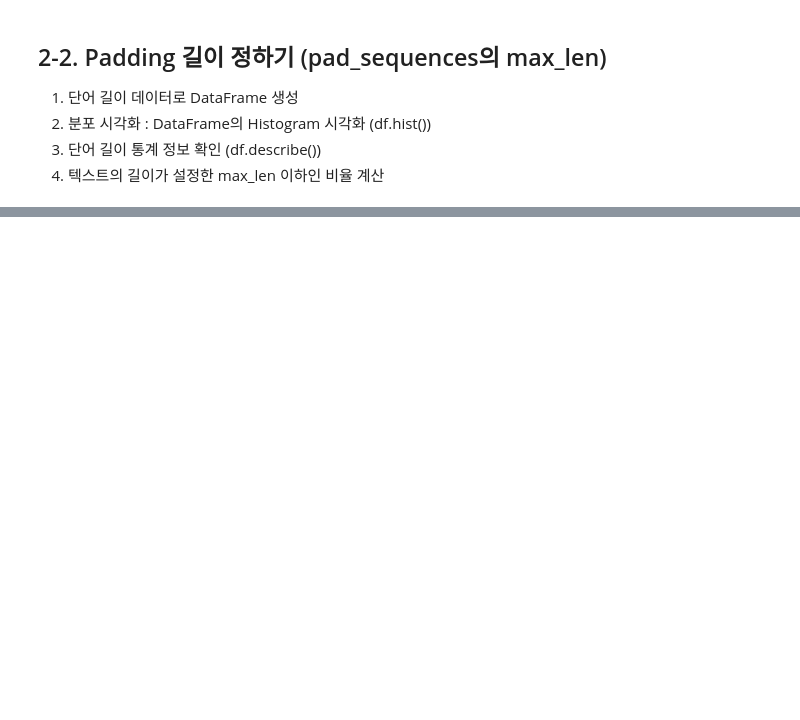
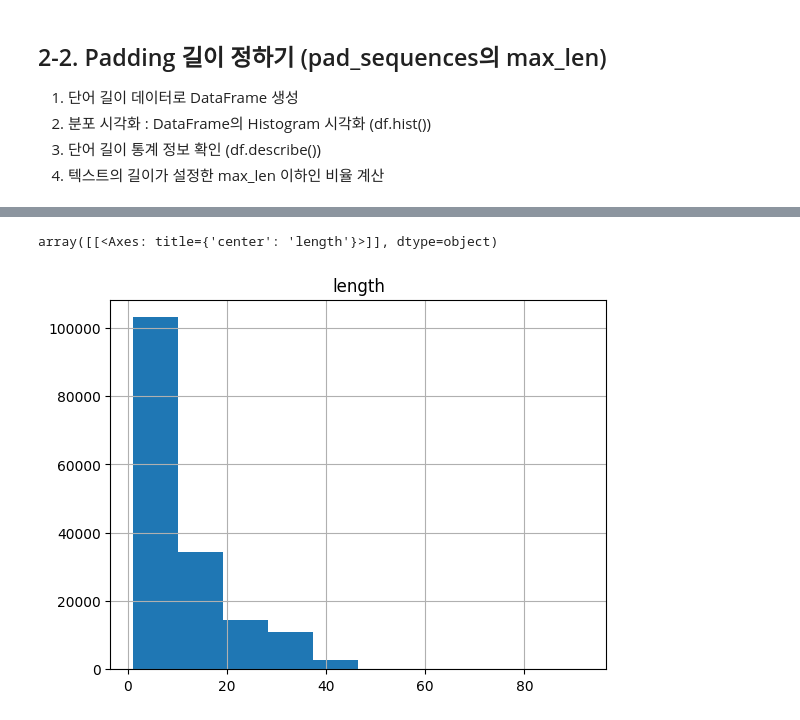
Before and after one commit to kms3356/TextMining26, a Jupyter notebook: 텍스트데이터분석_12_케라스텍스트전처리_실습.ipynb, the cells around one changed output, grey strips where cells are left out. Cells and saved outputs as stored; diff of their text form; code cells hidden in the pictures; blank space fills up the shorter version.

```diff
--- a/텍스트데이터분석_12_케라스텍스트전처리_실습.ipynb
+++ b/텍스트데이터분석_12_케라스텍스트전처리_실습.ipynb
@@ -49,5 +84,9 @@ texts[:2]
 4. 희귀 단어를 뺀 단어 수 -> 단어 집합의 크기 산정
 # %%
 # Tokenizer로 단어-빈도 사전 생성
+test_tokenizer = Tokenizer()
+test_tokenizer.fit_on_texts(texts)
+
+# test_tokenizer.word_counts.items()
 # %%
 # 등장 빈도수가 threshold회 미만인 단어들이 이 데이터에서 얼만큼의 비중을 차지하는지 확인
@@ -59,3 +120,6 @@ texts[:2]
 4. 텍스트의 길이가 설정한 max_len 이하인 비율 계산
 # %%
 #단어 길이 데이터로 DataFrame 생성
+len_list = [len(a.split()) for a in texts]
+len_df = pd.DataFrame(len_list, columns=['length'])
+len_df.head()
@@ -62,4 +133,8 @@ texts[:2]
 # %%
 # 분포 시각화 : DataFrame의 Histogram 시각화 (df.hist())
+len_df.hist()
+# %% [output]
+array([[<Axes: title={'center': 'length'}>]], dtype=object)
+[figure, added]
 # %%
 #단어 길이 통계 정보 확인 (df.describe())
```
Also changed, not shown: parts of 9 cells of this notebook, 4 other files.
